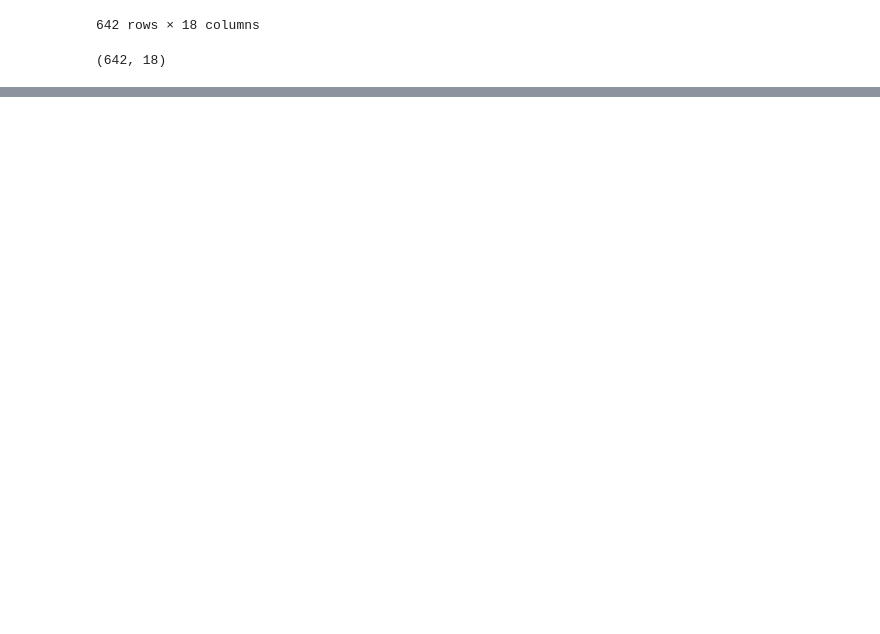
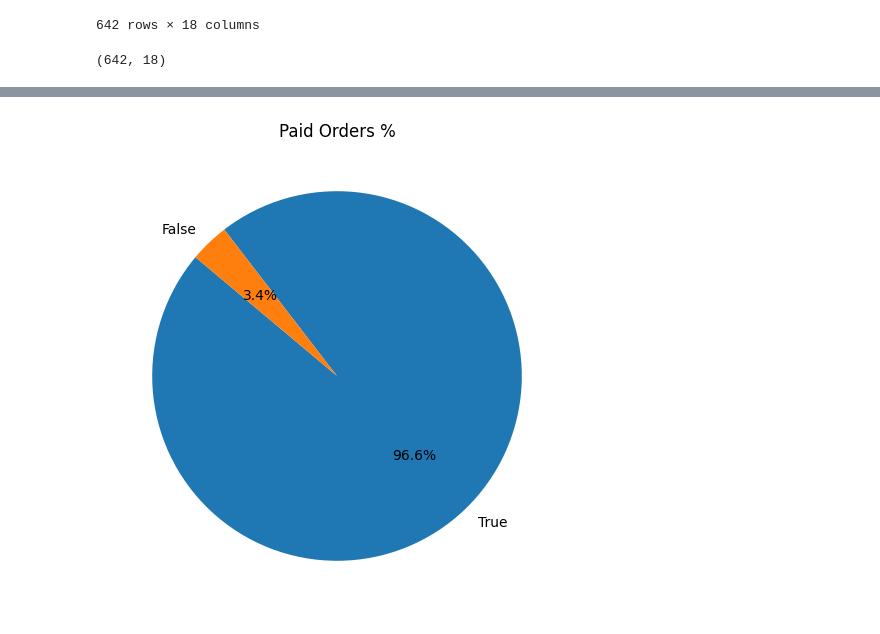
Before and after one commit to vlastimiltetour/ecom_sales_eda, a Jupyter notebook: Ecommerce_Sales_EDA_2024.ipynb, the cells around one changed output, grey strips where cells are left out. Saved outputs shown, nothing was run; the diff lists cells and outputs as text; code cells hidden in the pictures; blank space fills up the shorter version.

```diff
--- a/Ecommerce_Sales_EDA_2024.ipynb
+++ b/Ecommerce_Sales_EDA_2024.ipynb
@@ -367,0 +427,12 @@ See the caveats in the documentation: https://pandas.pydata.org/pandas-docs/stab
+# %%
+counts = corrected_order_df['paid'].value_counts()
+
+# Create a pie chart
+plt.figure(figsize=(8, 6))
+plt.pie(counts, labels=counts.index, autopct='%1.1f%%', startangle=140)
+plt.title('Paid Orders %')
+
+plt.show()
+# Save visualizations
+# %% [output]
+[figure, added]
```
Also changed, not shown: parts of 5 cells of this notebook.
